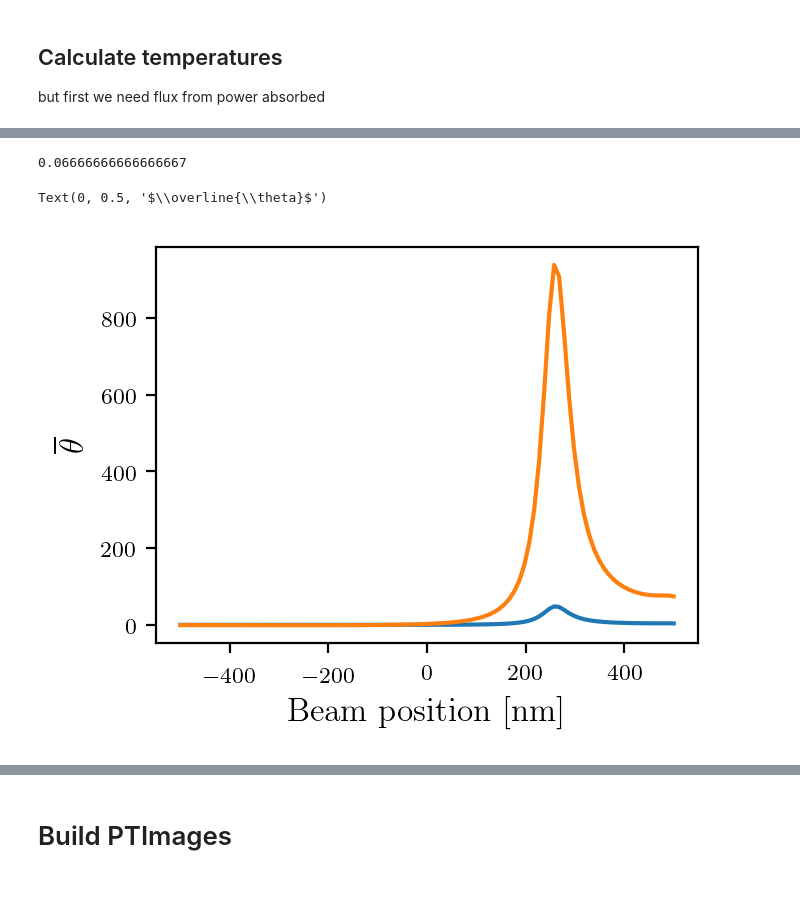
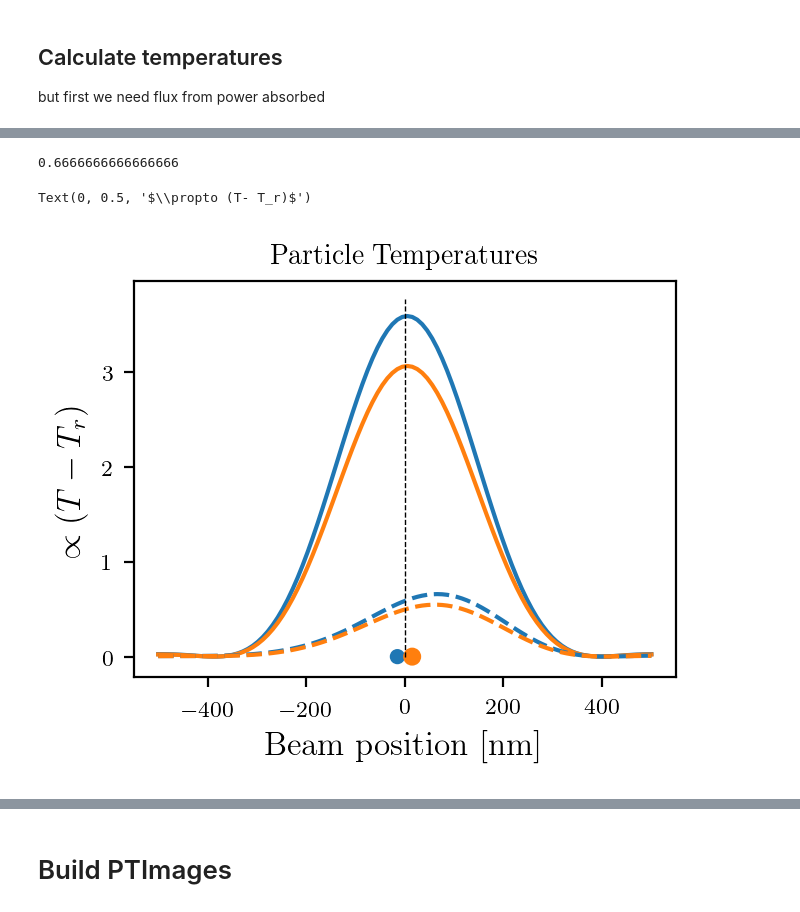
Before and after one commit to HarrisonGoldwyn/photothermal_image_model, a Jupyter notebook: python/hetero_Coupled_scattering.ipynb, the cells around one changed output, grey strips where cells are left out. Cells and saved outputs as stored; diff of their text form; code cells hidden in the pictures.

Commit message:
Cleaned up maine heterodimer notebook I have been working on before copying its form into other notebooks for investigation of other geometries

```diff
--- a/python/hetero_Coupled_scattering.ipynb
+++ b/python/hetero_Coupled_scattering.ipynb
@@ -73,10 +73,10 @@ eps_back = 1.473**2
 
 # del_d = 4*a1
 
-d = 30*a1
+d = 3*a1
 d_col_cm = np.array([[d, 0, 0]])*1e-7
 
-hw = 2.2
+# hw = 2.2
 sensorsize_nm = 1000
 
 plot_hws = np.linspace(2.2, 2.7, 300)
@@ -264,2 +258,3 @@ bond_enei
 # %%
-anti_enei=2.4
+# anti_enei=2.4
+anti_enei
@@ -408,35 +405,87 @@ l2_on_l1 = a2/a1
 # %%
 epsilon
 # %% [output]
-0.06666666666666667
+0.6666666666666666
 # %%
  ## Try this again
 bond_flux_ratios = bond_flux_2 / bond_flux_1
 
 bond_temps = np.zeros_like(bond_flux_ratios)
 bond_temps = bond_temps[None, :]*np.ones((2,1))
 
 for i, q_ratio in enumerate(bond_flux_ratios):
     bond_temps[0, i] = tst.hetero_sph_unitless_temp(
         which_sphere=1,
         epsilon=epsilon,
         max_m=4,
         B_0=tst.converged_B_0(epsilon, 10, l2_on_l1=l2_on_l1, q2_on_q1=q_ratio),
         l2_on_l1=l2_on_l1,
         q2_on_q1=q_ratio)
     bond_temps[1, i] = tst.hetero_sph_unitless_temp(
         which_sphere=2,
         epsilon=epsilon,
         max_m=4,
         B_0=tst.converged_B_0(epsilon, 10, l2_on_l1=l2_on_l1, q2_on_q1=q_ratio),
         l2_on_l1=l2_on_l1,
         q2_on_q1=q_ratio)
 
-plt.plot(obs_points*1e7, bond_temps[0, :])
-plt.plot(obs_points*1e7, bond_temps[1, :])
-plt.xlabel(r'Beam position [nm]')
 
-plt.ylabel(r'$\overline{\theta}$')
+## Antibonding Mode calculation
+
+anti_temps = np.zeros_like(bond_flux_ratios)
+anti_temps = anti_temps[None, :]*np.ones((2,1))
+
+for i, q_ratio in enumerate(anti_flux_2/anti_flux_1):
+    anti_temps[0, i] = tst.hetero_sph_unitless_temp(
+        which_sphere=1,
+        epsilon=epsilon,
+        max_m=4,
+        B_0=tst.converged_B_0(epsilon, 10, l2_on_l1=l2_on_l1, q2_on_q1=q_ratio),
+        l2_on_l1=l2_on_l1,
+        q2_on_q1=q_ratio)
+    anti_temps[1, i] = tst.hetero_sph_unitless_temp(
+        which_sphere=2,
+        epsilon=epsilon,
+        max_m=4,
+        B_0=tst.converged_B_0(epsilon, 10, l2_on_l1=l2_on_l1, q2_on_q1=q_ratio),
+        l2_on_l1=l2_on_l1,
+        q2_on_q1=q_ratio)
+
+
+## Convert Temperature to Kelvin
+def bond_temp_to_kelvin(theta):
+    return theta*(bond_flux_1*a1*1e-9/kappa_glycerol)*5e-31
+def anti_temp_to_kelvin(theta):
+    return theta*(anti_flux_1*a1*1e-9/kappa_glycerol)*5e-31
+
+## Make Plots
+plt.plot(
+    obs_points*1e7,
+    bond_temp_to_kelvin(bond_temps[0, :]),
+    label='bonding')
+plt.plot(
+    obs_points*1e7,
+    bond_temp_to_kelvin(bond_temps[1, :]),
+    label='bonding')
+
+plt.plot(
+    obs_points*1e7,
+    anti_temp_to_kelvin(anti_temps[0, :]),
+    ls='--', label='antibonding', c='C0')
+plt.plot(
+    obs_points*1e7,
+    anti_temp_to_kelvin(anti_temps[1, :]),
+    ls='--', label='antibonding', c='C1')
+
+plt.scatter(
+    np.asarray([-1, 1])*d/2,
+    [0,0],
+    c=['C0','C1'],
+    s=[a1*2,a2*2])
+plt.plot([0,0], [0,plt.gca().get_ylim()[1]], lw=0.5, ls='--', c='black')
+plt.title('Particle Temperatures', fontsize=10)
+plt.xlabel('Beam position [nm]')
+plt.ylabel(r'$\propto (T- T_r)$')
 # %% [output]
-Text(0, 0.5, '$\\overline{\\theta}$')
+Text(0, 0.5, '$\\propto (T- T_r)$')
-[figure, old version]
+[figure, new version]
```
Also changed, not shown: parts of 17 cells of this notebook.
